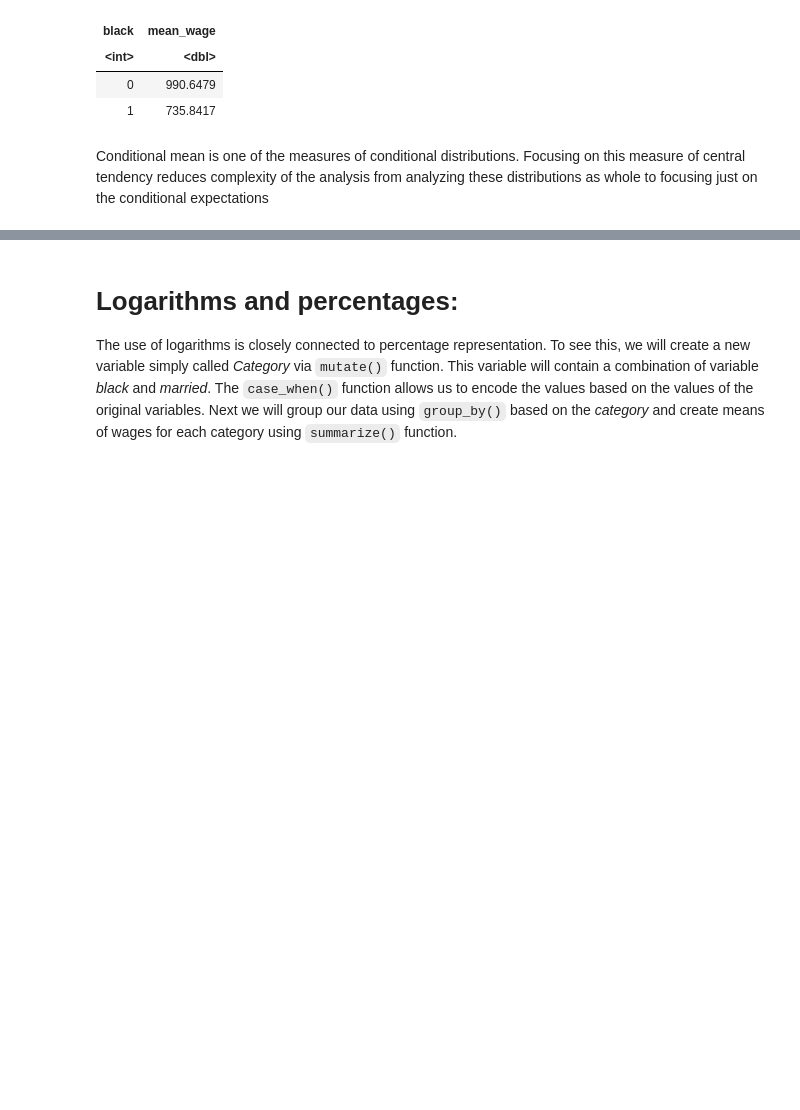
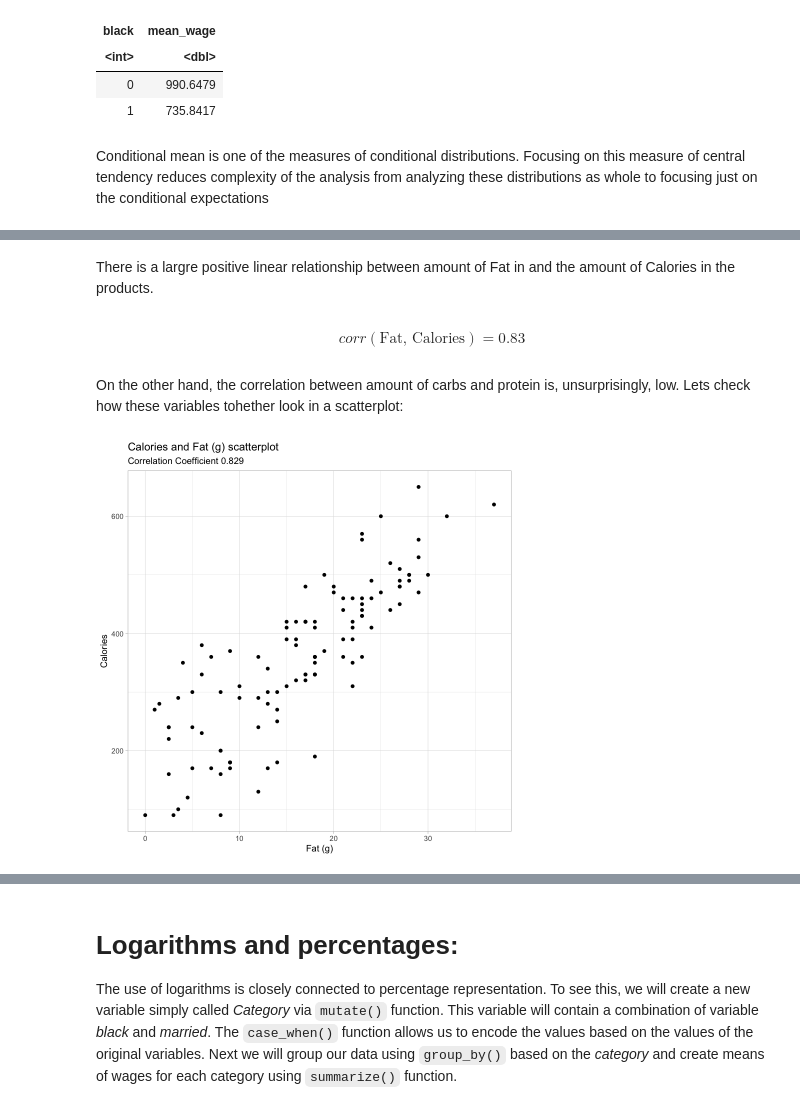
Before and after one commit to KavrikDominik/4EK621, a Jupyter notebook: week_1/week_1.ipynb, the cells around one changed output, grey strips where cells are left out. Saved outputs shown, nothing was run; the diff lists cells and outputs as text; code cells hidden in the pictures; blank space fills up the shorter version.

```diff
--- a/week_1/week_1.ipynb
+++ b/week_1/week_1.ipynb
@@ -130,0 +150,3 @@ Conditional mean is one of the measures of conditional distributions. Focusing o
+# %%
+data <- readr::read_csv("data/starbucks-menu-nutrition-food.csv",
+                        locale = readr::locale(encoding = "UTF-16"))
@@ -130,0 +164,6 @@ Conditional mean is one of the measures of conditional distributions. Focusing o
+# %%
+data <- data %>%
+  rename(Product = ...1)
+
+data %>%
+    head()
@@ -130,0 +209,16 @@ Conditional mean is one of the measures of conditional distributions. Focusing o
+# %% [markdown]
+There is a largre positive linear relationship between amount of Fat in and the amount of Calories in the products.
+# %% [markdown]
+$$corr(\text{Fat, Calories})= 0.83$$
+# %% [markdown]
+On the other hand, the correlation between amount of carbs and protein is, unsurprisingly, low. Lets check how these variables tohether look in a scatterplot:
+# %%
+data %>%
+    select(Calories, `Fat (g)`) %>%
+    ggplot() +
+    geom_point(aes(`Fat (g)`, Calories)) +
+    theme_light() +
+    labs(title = "Calories and Fat (g) scatterplot",
+         subtitle = paste("Correlation Coefficient", round(cor(data$Calories, data$`Fat (g)`), 3)))
+# %% [output]
+[figure, added]
```
Also changed, not shown: parts of 25 cells of this notebook, 1 other file.
